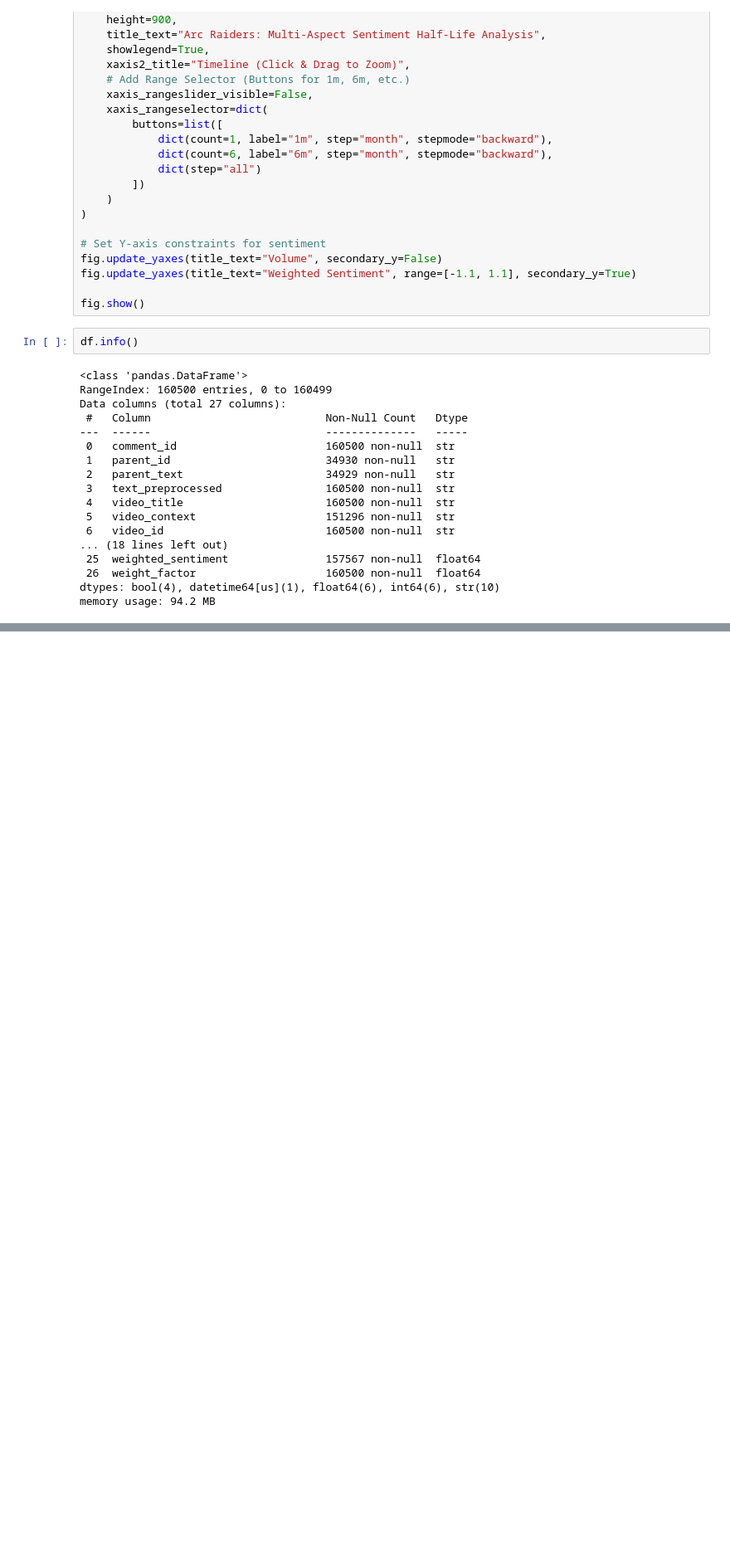
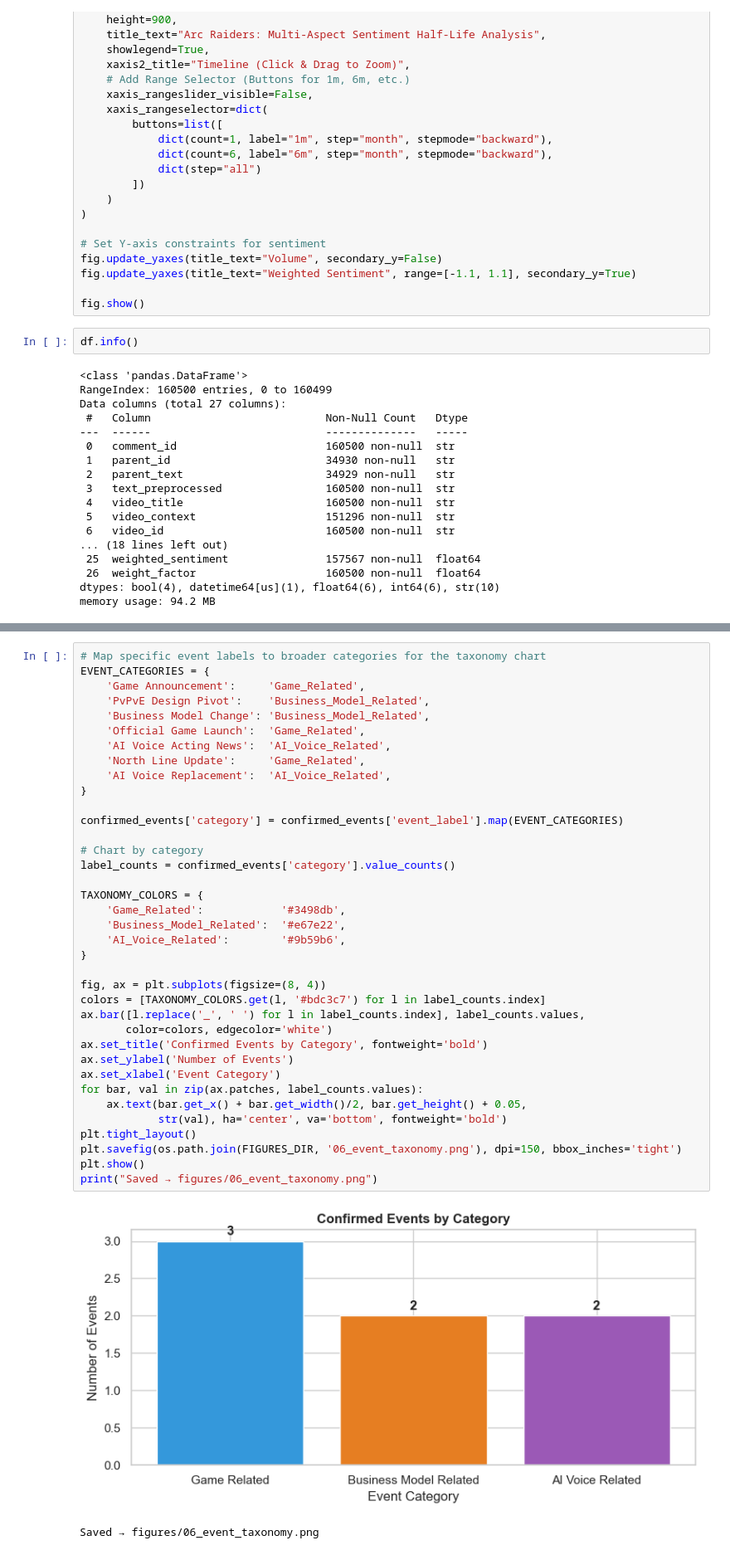
Before and after one commit to sibi-seeni/CAP5771_si.seenivasan, a Jupyter notebook: Final_Analysis.ipynb, the cells around one changed output, grey strips where cells are left out. Shown at 83% size. Drawn from its saved outputs; the diff is of its cells as text; blank space fills up the shorter version.

```diff
--- a/Final_Analysis.ipynb
+++ b/Final_Analysis.ipynb
@@ -281,0 +536,40 @@ memory usage: 94.2 MB
+# %%
+# Map specific event labels to broader categories for the taxonomy chart
+EVENT_CATEGORIES = {
+    'Game Announcement':     'Game_Related',
+    'PvPvE Design Pivot':    'Business_Model_Related',
+    'Business Model Change': 'Business_Model_Related',
+    'Official Game Launch':  'Game_Related',
+    'AI Voice Acting News':  'AI_Voice_Related',
+    'North Line Update':     'Game_Related',
+    'AI Voice Replacement':  'AI_Voice_Related',
+}
+
+confirmed_events['category'] = confirmed_events['event_label'].map(EVENT_CATEGORIES)
+
+# Chart by category
+label_counts = confirmed_events['category'].value_counts()
+
+TAXONOMY_COLORS = {
+    'Game_Related':            '#3498db',
+    'Business_Model_Related':  '#e67e22',
+    'AI_Voice_Related':        '#9b59b6',
+}
+
+fig, ax = plt.subplots(figsize=(8, 4))
+colors = [TAXONOMY_COLORS.get(l, '#bdc3c7') for l in label_counts.index]
+ax.bar([l.replace('_', ' ') for l in label_counts.index], label_counts.values,
+       color=colors, edgecolor='white')
+ax.set_title('Confirmed Events by Category', fontweight='bold')
+ax.set_ylabel('Number of Events')
+ax.set_xlabel('Event Category')
+for bar, val in zip(ax.patches, label_counts.values):
+    ax.text(bar.get_x() + bar.get_width()/2, bar.get_height() + 0.05,
+            str(val), ha='center', va='bottom', fontweight='bold')
+plt.tight_layout()
+plt.savefig(os.path.join(FIGURES_DIR, '06_event_taxonomy.png'), dpi=150, bbox_inches='tight')
+plt.show()
+print("Saved → figures/06_event_taxonomy.png")
+# %% [output]
+[figure, added]
+Saved → figures/06_event_taxonomy.png
```
Also changed, not shown: parts of 25 cells of this notebook, 8 other files.
